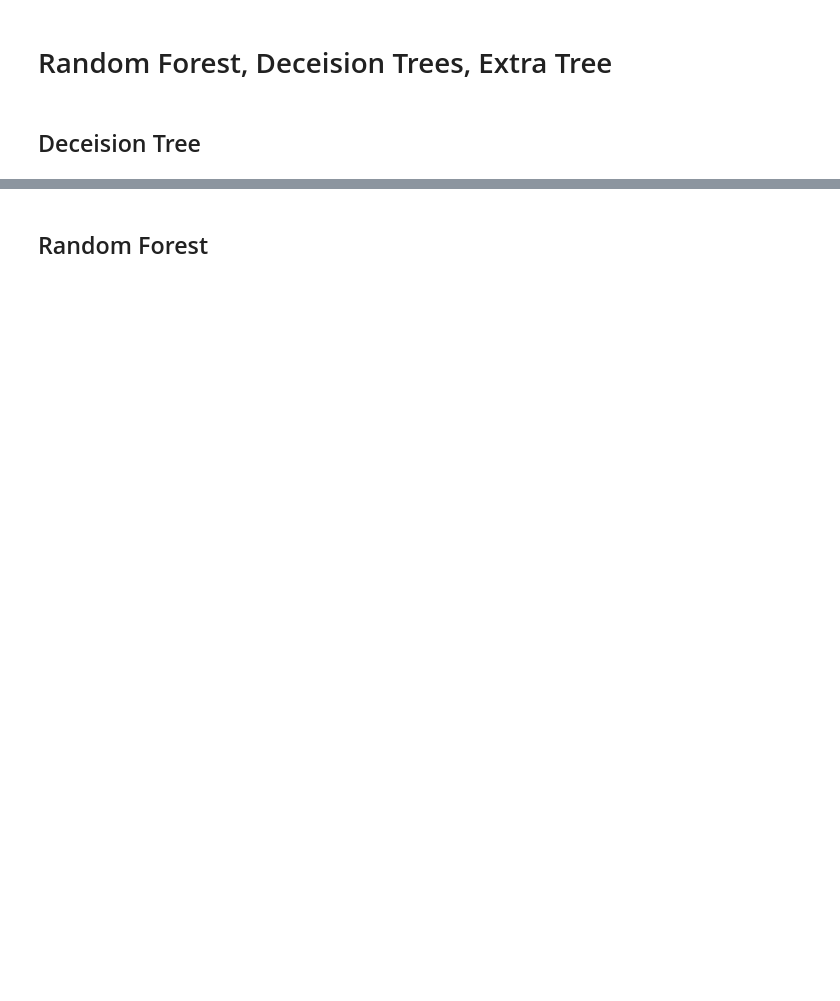
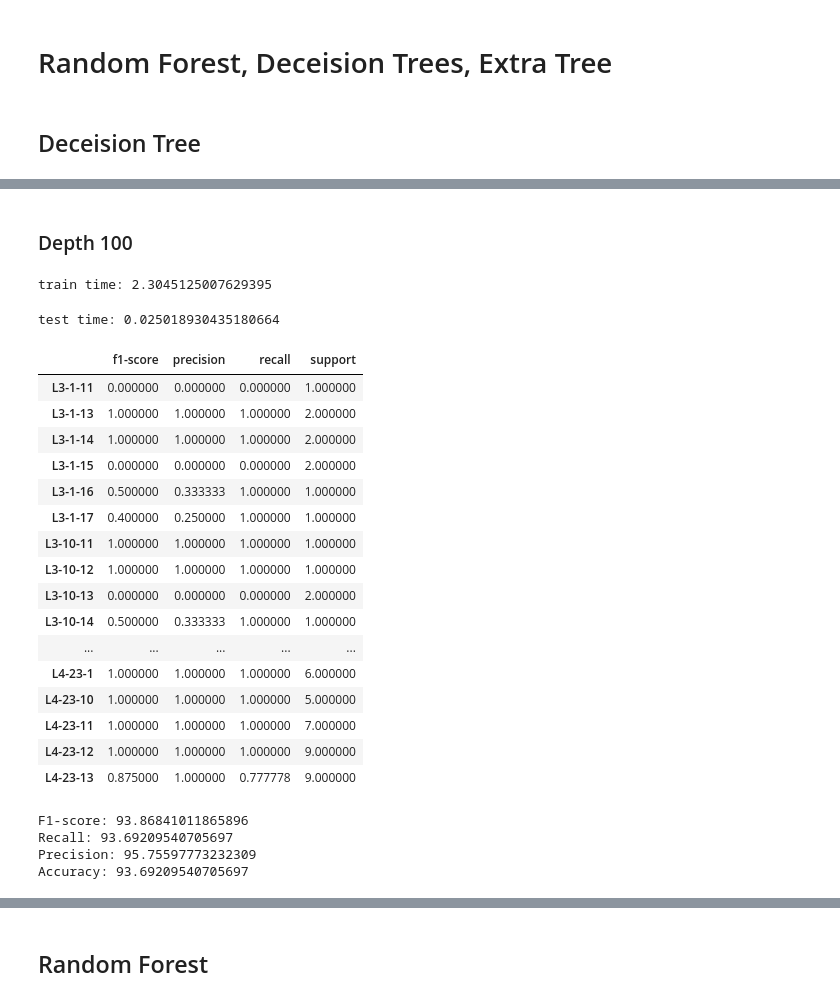
Before and after one commit to hmda77/Ensemble-Indoor-Loc, a Jupyter notebook: Boosting_Algorithm/Random_Forest_JUIndoorLoc.ipynb, the cells around one changed output, grey strips where cells are left out. Cells and saved outputs as stored; diff of their text form; code cells hidden in the pictures; blank space fills up the shorter version.

```diff
--- a/Boosting_Algorithm/Random_Forest_JUIndoorLoc.ipynb
+++ b/Boosting_Algorithm/Random_Forest_JUIndoorLoc.ipynb
@@ -134,0 +371,63 @@ DecisionTreeClassifier(random_state=0)
+# %% [markdown]
+### Depth 100
+# %%
+# Make predictions on the test set
+start_time = time.time()  # Record the start time
+
+dt_model = DecisionTreeClassifier(max_depth=100, min_samples_split=2, random_state=0)
+dt_model.fit(X_train, y_train_encode)
+
+end_time = time.time()  # Record the end time
+elapsed_time = end_time - start_time  # Calculate elapsed time
+print(f"train time: {elapsed_time}")
+# %% [output]
+train time: 2.3045125007629395
+# %%
+# Make predictions on the test set
+start_time = time.time()  # Record the start time
+
+y_pred = dt_model.predict(X_test)
+
+end_time = time.time()  # Record the end time
+elapsed_time = end_time - start_time  # Calculate elapsed time
+print(f"test time: {elapsed_time}")
+
+yp = le.inverse_transform(y_pred)
+yp = pd.Series(yp)
+# %% [output]
+test time: 0.025018930435180664
+# %%
+generate_classification_report(yt, yp)
+# %% [output]
+|  | f1-score | precision | recall | support |
+| L3-1-11 | 0.000000 | 0.000000 | 0.000000 | 1.000000 |
+| L3-1-13 | 1.000000 | 1.000000 | 1.000000 | 2.000000 |
+| L3-1-14 | 1.000000 | 1.000000 | 1.000000 | 2.000000 |
+| L3-1-15 | 0.000000 | 0.000000 | 0.000000 | 2.000000 |
+| L3-1-16 | 0.500000 | 0.333333 | 1.000000 | 1.000000 |
+| L3-1-17 | 0.400000 | 0.250000 | 1.000000 | 1.000000 |
+| L3-10-11 | 1.000000 | 1.000000 | 1.000000 | 1.000000 |
+| L3-10-12 | 1.000000 | 1.000000 | 1.000000 | 1.000000 |
+| L3-10-13 | 0.000000 | 0.000000 | 0.000000 | 2.000000 |
+| L3-10-14 | 0.500000 | 0.333333 | 1.000000 | 1.000000 |
+| ... | ... | ... | ... | ... |
+| L4-23-1 | 1.000000 | 1.000000 | 1.000000 | 6.000000 |
+| L4-23-10 | 1.000000 | 1.000000 | 1.000000 | 5.000000 |
+| L4-23-11 | 1.000000 | 1.000000 | 1.000000 | 7.000000 |
+| L4-23-12 | 1.000000 | 1.000000 | 1.000000 | 9.000000 |
+| L4-23-13 | 0.875000 | 1.000000 | 0.777778 | 9.000000 |
+# %%
+f1 = f1_score(yt, yp, average='weighted')
+recall = recall_score(yt, yp, average='weighted')
+precision = precision_score(yt, yp, average='weighted')
+accuracy = accuracy_score(yt, yp)
+
+print("F1-score:", f1*100)
+print("Recall:", recall*100)
+print("Precision:", precision*100)
+print("Accuracy:", accuracy*100)
+# %% [output]
+F1-score: 93.86841011865896
+Recall: 93.69209540705697
+Precision: 95.75597773232309
+Accuracy: 93.69209540705697
```
Also changed, not shown: parts of 62 cells of this notebook, 1 other file.
